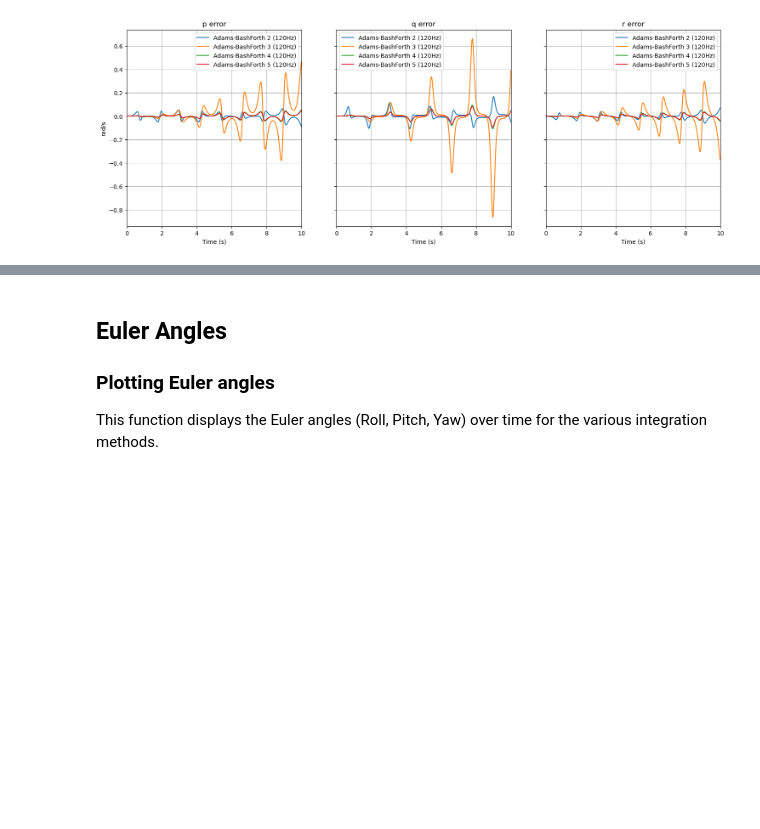
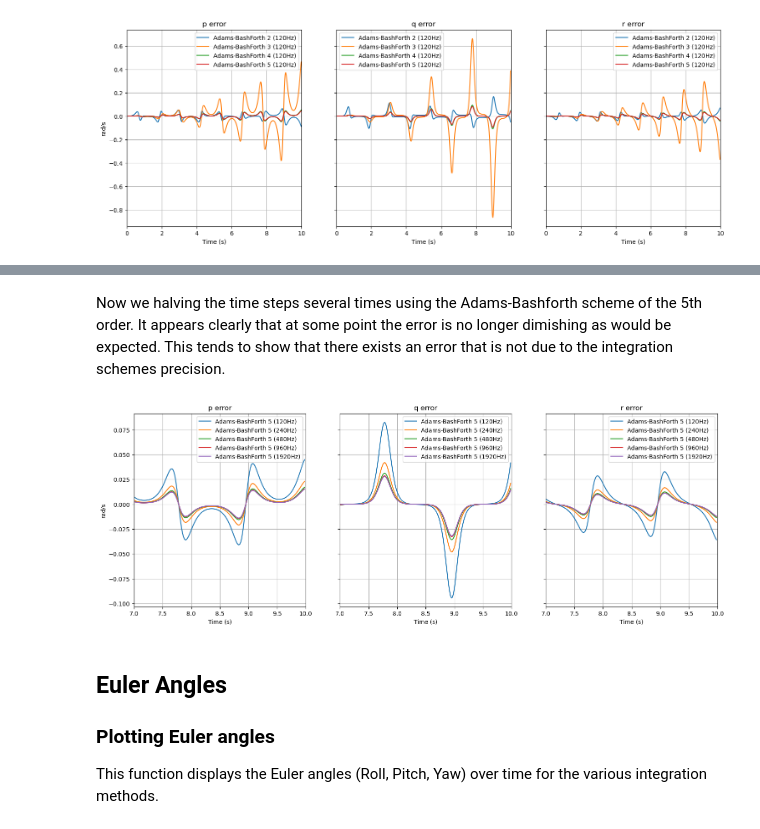
Before and after one commit to JSBSim-Team/jsbsim, a Jupyter notebook: examples/python/Rotations.ipynb, the cells around one changed output, grey strips where cells are left out. Drawn from its saved outputs; the diff is of its cells as text; code cells hidden in the pictures; blank space fills up the shorter version.

```diff
--- a/examples/python/Rotations.ipynb
+++ b/examples/python/Rotations.ipynb
@@ -299,3 +313,16 @@ plot_rotation_rate_errors(results, exact, name_col=1)
+# %% [markdown]
+Now we halving the time steps several times using the Adams-Bashforth scheme of the 5th order. It appears clearly that at some point the error is no longer dimishing as would be expected. This tends to show that there exists an error that is not due to the integration schemes precision.
+# %%
+integrators =  ((ODE_methods.ADAMS_BASHFORTH5, ODE_methods.ADAMS_BASHFORTH5, 120),
+                (ODE_methods.ADAMS_BASHFORTH5, ODE_methods.ADAMS_BASHFORTH5, 240),
+                (ODE_methods.ADAMS_BASHFORTH5, ODE_methods.ADAMS_BASHFORTH5, 480),
+                (ODE_methods.ADAMS_BASHFORTH5, ODE_methods.ADAMS_BASHFORTH5, 960),
+                (ODE_methods.ADAMS_BASHFORTH5, ODE_methods.ADAMS_BASHFORTH5, 1920))
+
+results = run_rotations_simulations(integrators, t_final)
+plot_rotation_rate_errors(results, exact, time_range=(7,10),name_col=1)
+# %% [output]
+[figure, added]
 # %% [markdown]
 ## Euler Angles
 
```
Also changed, not shown: parts of 2 cells of this notebook, 1 other file.
